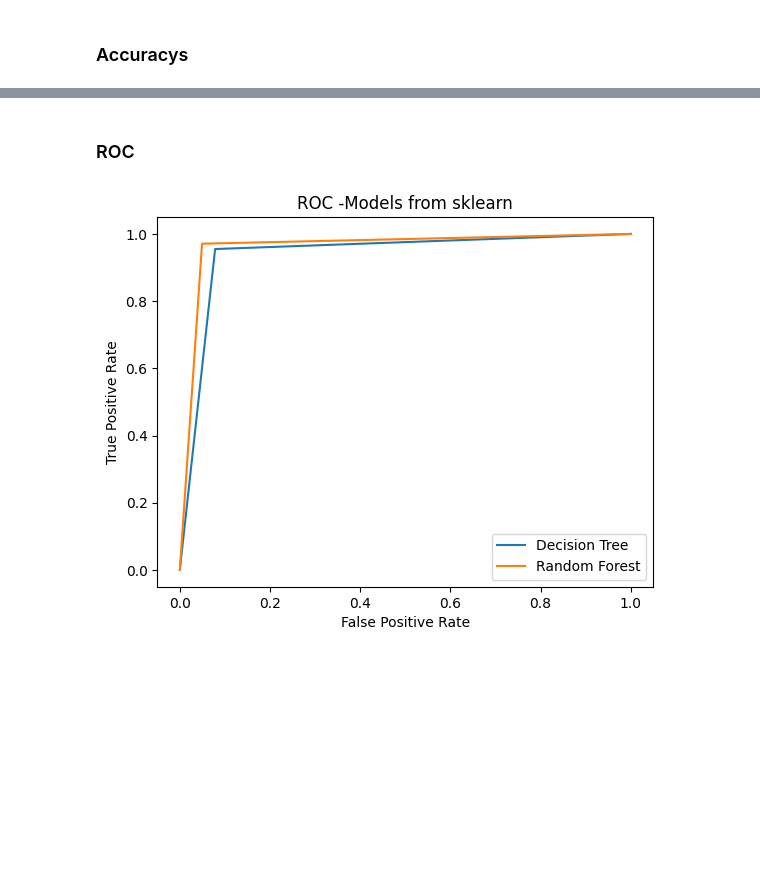
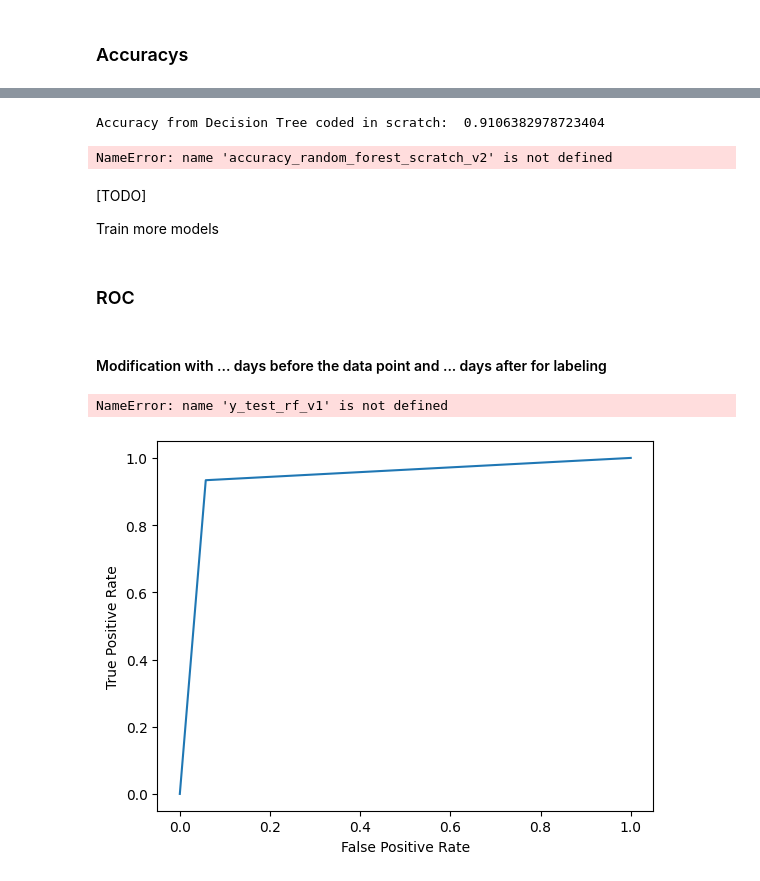
Before and after one commit to Pink-Programmer/AI-Application, a Jupyter notebook: Code/modify_data.ipynb, the cells around one changed output, grey strips where cells are left out. Cells and saved outputs as stored; diff of their text form; code cells hidden in the pictures; blank space fills up the shorter version.

```diff
--- a/Code/modify_data.ipynb
+++ b/Code/modify_data.ipynb
@@ -170,22 +262,0 @@ plt.show()
-# %%
-from sklearn.datasets import load_iris
-from sklearn.model_selection import train_test_split
-from sklearn.tree import DecisionTreeClassifier
-from sklearn import metrics
-
-
-features = modified_trade_data.iloc[:, 1:-1]
-labels = modified_trade_data['Label']  # Das Label, das vorhergesagt werden soll
-# Teile den Datensatz in Trainings- und Testdaten auf
-X_train, X_test, y_train, y_test = train_test_split(features, labels, test_size=0.3, random_state=42)
-
-
-decision_tree_model_sklearn = DecisionTreeClassifier()
-
-decision_tree_model_sklearn.fit(X_train, y_train)
-
-y_pred_decision_tree_sklearn = decision_tree_model_sklearn.predict(X_test)
-
-# Evaluierung der Vorhersagegenauigkeit
-accuracy_decision_tree_sklearn = metrics.accuracy_score(y_test, y_pred_decision_tree_sklearn)
-print("Accuracy:", accuracy_decision_tree_sklearn)
@@ -194 +294,5 @@ Accuracy: 0.9391424619640387
+# %%
+#using the function run_decision_tree_classifier_by_sklearn() to create trained Desicion Tree Classifier with sklearn
+decision_tree_model_sklearn_v1, y_pred_decision_tree_sklearn_v1, accuracy_decision_tree_sklearn_v1, y_test_dt_v1 = run_decision_tree_classifier_by_sklearn(modified_trade_data_tesla_v1)
+decision_tree_model_sklearn_v2, y_pred_decision_tree_sklearn_v2, accuracy_decision_tree_sklearn_v2, y_test_dt_v2 = run_decision_tree_classifier_by_sklearn(modified_trade_data_tesla_v2)
 # %%
@@ -433,20 +756,43 @@ Accuracy from Random Forest coded in scratch:  0.8805350553505535
+# %%
+#printing accuracys
+print("Accuracy from Decision Tree coded in scratch: ", accuracy_decision_tree_scratch_v2)
+print("Accuracy from Random Forest coded in scratch: ", accuracy_random_forest_scratch_v2)
+# %% [output]
+Accuracy from Decision Tree coded in scratch:  0.9106382978723404
+NameError: name 'accuracy_random_forest_scratch_v2' is not defined
+# %% [markdown]
+[TODO]
+
+Train more models
 # %% [markdown]
 ### ROC
+# %% [markdown]
+#### Modification with ... days before the data point and ... days after for labeling
 # %%
-from sklearn.metrics import roc_curve
-import matplotlib.pyplot as plt
+def plot_roc(label, Y_test, Y_pred):
+    """
+    Plots the Receiver Operating Characteristic (ROC) curve for model evaluation.
 
-def plot_roc(label, Y_test, Y_pred):
+    Parameters:
+    label (str): Label for the curve.
+    Y_test (array-like): True labels.
+    Y_pred (array-like): Predicted probabilities or scores.
+
+    Returns:
+    None
+    """
+
     fpr, tpr, _ =  roc_curve(Y_test, Y_pred)
     plt.plot(fpr,tpr, label=label)
     plt.ylabel('True Positive Rate')
     plt.xlabel('False Positive Rate')
 # %%
-plot_roc('Decision Tree', y_test, y_pred_decision_tree_sklearn)
-plot_roc('Random Forest', y_test, y_pred_random_forest_sklearn)
+plot_roc('Decision Tree', y_test_dt_v1, y_pred_decision_tree_sklearn_v1)
+plot_roc('Random Forest', y_test_rf_v1, y_pred_random_forest_sklearn_v1)
 plt.legend()
 plt.title('ROC -Models from sklearn')
 plt.show()
 # %% [output]
+NameError: name 'y_test_rf_v1' is not defined
-[figure, old version]
+[figure, new version]
 # %%
```
Also changed, not shown: parts of 37 cells of this notebook.
